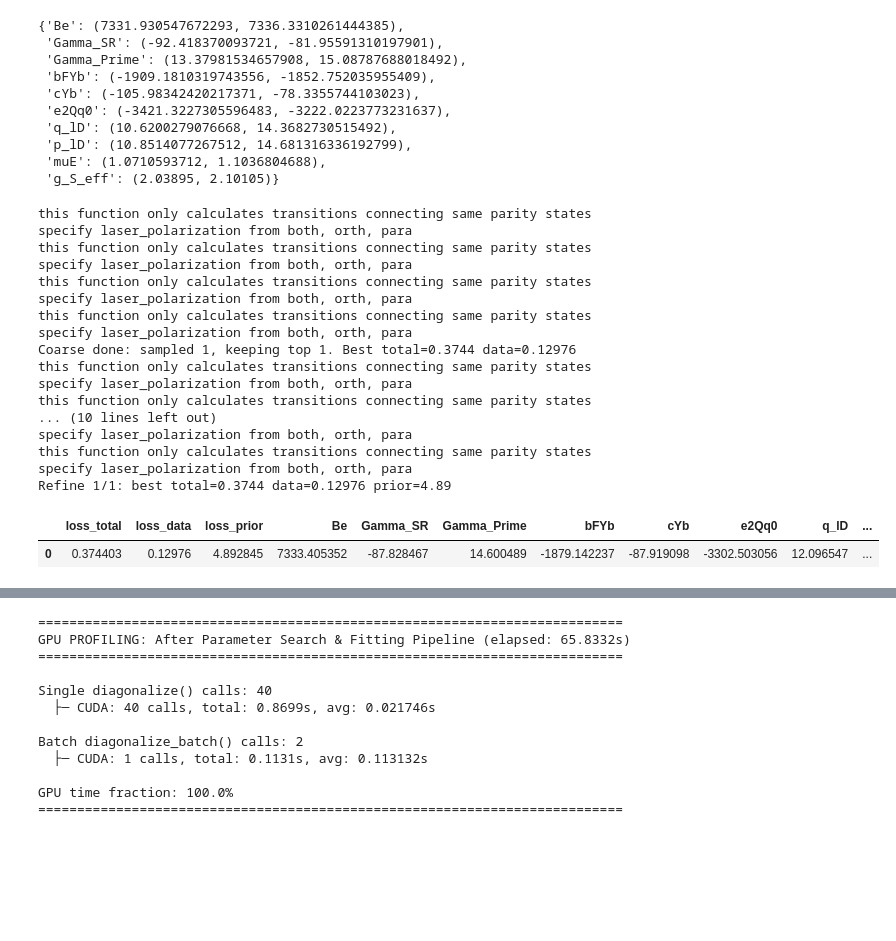
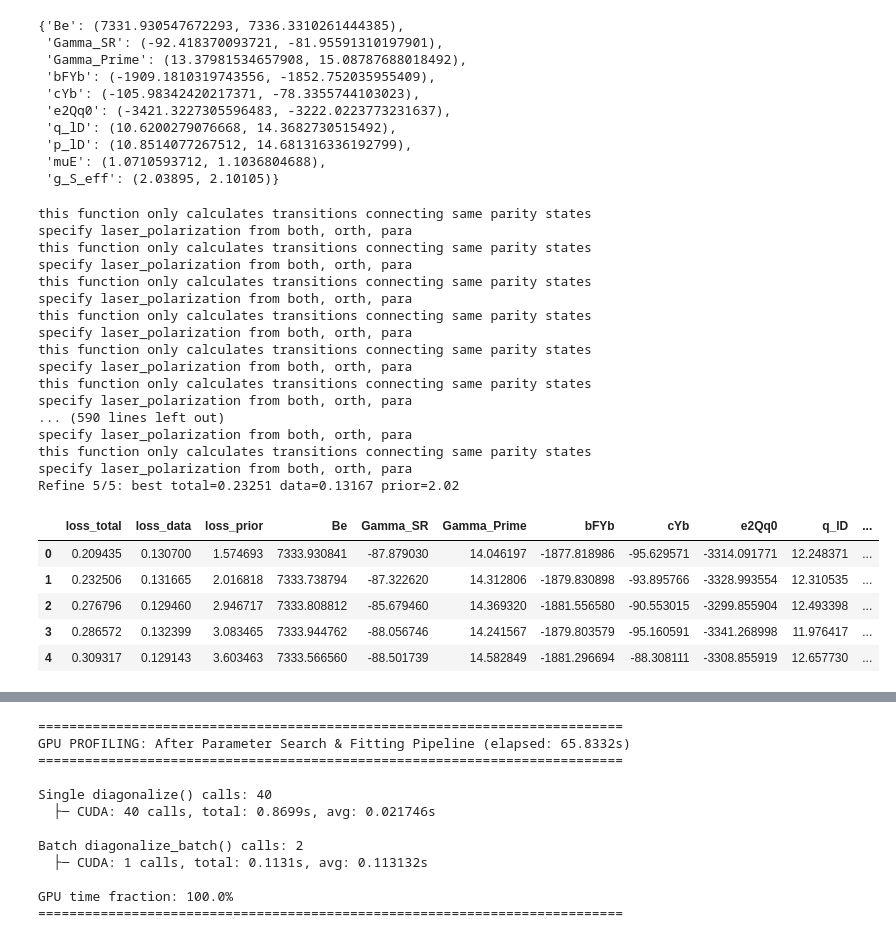
Before and after one commit to YuikiTakahashi/Molecule_spectrum_prediction, a Jupyter notebook: 173_prediction_Nov2025.ipynb, the cells around one changed output, grey strips where cells are left out. Cells and saved outputs as stored; diff of their text form; code cells hidden in the pictures; blank space fills up the shorter version.

```diff
--- a/173_prediction_Nov2025.ipynb
+++ b/173_prediction_Nov2025.ipynb
@@ -1496,42 +1496,46 @@ best_df = search_candidates_MAP(
     OBS_SPECTRA,
     priors={k: PARAM_PRIORS[k] for k in SEARCH_BOUNDS.keys()},
     bounds=SEARCH_BOUNDS,
-    n_samples=1,        # 20–100 for smoke test
-    top_k=1,             # keep small
-    refine_steps=1,     # 0–20
+    n_samples=20,        # 20–100 for smoke test
+    top_k=5,             # keep small
+    refine_steps=10,     # 0–20
     refine_scale=0.20,   # smaller steps since few steps
     indices=None,
     sigma=UNASSIGNED_SIGMA,
     parity_sign=PARITY_SIGN,
     polarization=LASER_POLARIZATION,
     lambda_prior=LAMBDA_PRIOR,
     seed=123,
     verbose=True,
 )
 
 
 
 best_df.head(10)
 # %% [output]
 this function only calculates transitions connecting same parity states
 specify laser_polarization from both, orth, para
 this function only calculates transitions connecting same parity states
 specify laser_polarization from both, orth, para
 this function only calculates transitions connecting same parity states
 specify laser_polarization from both, orth, para
 this function only calculates transitions connecting same parity states
 specify laser_polarization from both, orth, para
-Coarse done: sampled 1, keeping top 1. Best total=0.3744 data=0.12976
 this function only calculates transitions connecting same parity states
 specify laser_polarization from both, orth, para
 this function only calculates transitions connecting same parity states
-... (10 lines left out)
+specify laser_polarization from both, orth, para
+... (590 lines left out)
 specify laser_polarization from both, orth, para
 this function only calculates transitions connecting same parity states
 specify laser_polarization from both, orth, para
-Refine 1/1: best total=0.3744 data=0.12976 prior=4.89
+Refine 5/5: best total=0.23251 data=0.13167 prior=2.02
 |  | loss_total | loss_data | loss_prior | Be | Gamma_SR | Gamma_Prime | bFYb | cYb | e2Qq0 | q_lD | ... |
-| 0 | 0.374403 | 0.12976 | 4.892845 | 7333.405352 | -87.828467 | 14.600489 | -1879.142237 | -87.919098 | -3302.503056 | 12.096547 | ... |
+| 0 | 0.209435 | 0.130700 | 1.574693 | 7333.930841 | -87.879030 | 14.046197 | -1877.818986 | -95.629571 | -3314.091771 | 12.248371 | ... |
+| 1 | 0.232506 | 0.131665 | 2.016818 | 7333.738794 | -87.322620 | 14.312806 | -1879.830898 | -93.895766 | -3328.993554 | 12.310535 | ... |
+| 2 | 0.276796 | 0.129460 | 2.946717 | 7333.808812 | -85.679460 | 14.369320 | -1881.556580 | -90.553015 | -3299.855904 | 12.493398 | ... |
+| 3 | 0.286572 | 0.132399 | 3.083465 | 7333.944762 | -88.056746 | 14.241567 | -1879.803579 | -95.160591 | -3341.268998 | 11.976417 | ... |
+| 4 | 0.309317 | 0.129143 | 3.603463 | 7333.566560 | -88.501739 | 14.582849 | -1881.296694 | -88.308111 | -3308.855919 | 12.657730 | ... |
 # %%
 # Compatibility wrapper: accept both "axis" positional and "freq_axis" keyword
 try:
```
Also changed, not shown: parts of 1 cell of this notebook, 6 other files.
